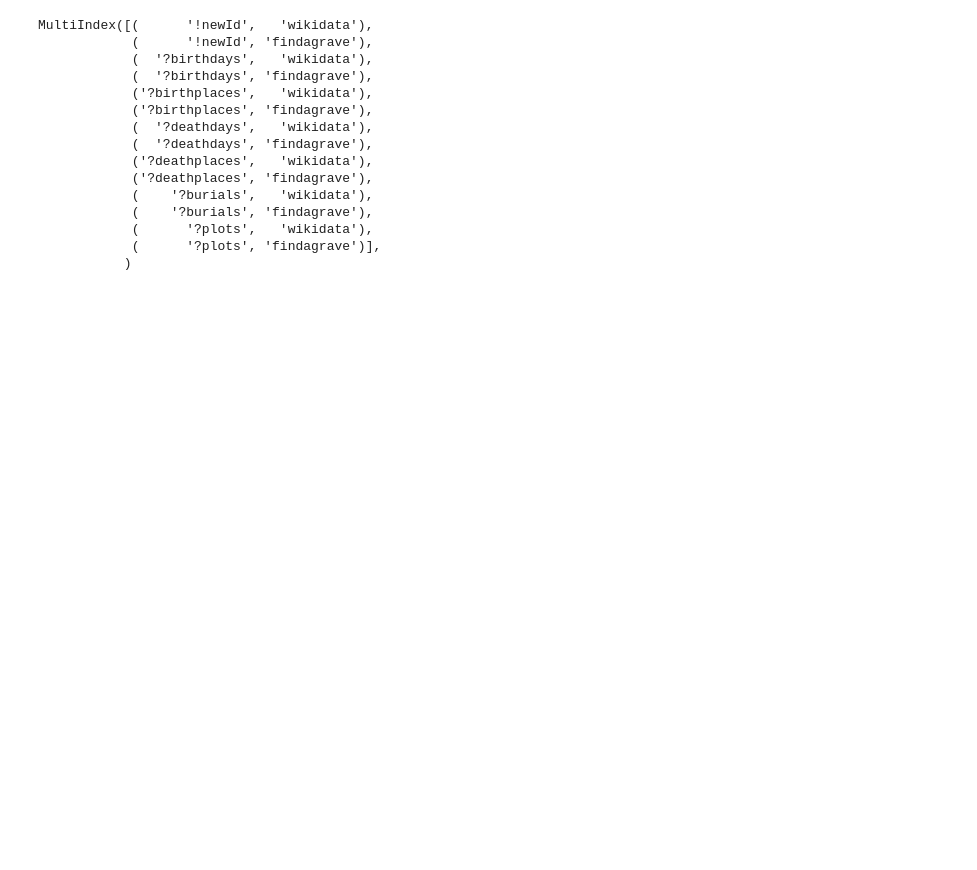
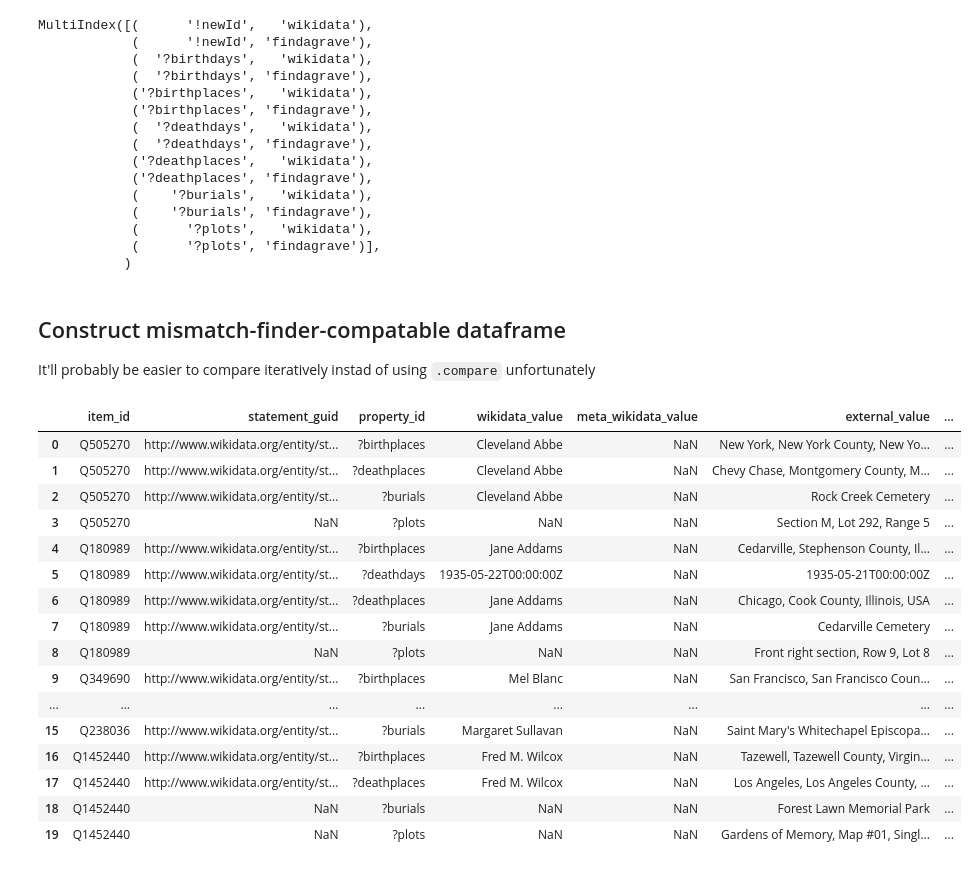
Before and after one commit to funblaster22/Wikidata-Purdue-Data-Mine, a Jupyter notebook: MismatchGeneration/finda_grave/finda_grave.ipynb, the cells around one changed output. Saved outputs shown, nothing was run; the diff lists cells and outputs as text; code cells hidden in the pictures; blank space fills up the shorter version.

Commit message:
Convert to mismatch format

```diff
--- a/MismatchGeneration/finda_grave/finda_grave.ipynb
+++ b/MismatchGeneration/finda_grave/finda_grave.ipynb
@@ -171,6 +171,6 @@ comparable_wd_entries = drop_uncommon_rows(comparable_wd_entries, grave_entries)
 grave_entries = drop_uncommon_rows(grave_entries, comparable_wd_entries)
 # %%
 # Not sure if correctly distinguished between siblings or parents, so remove
-grave_entries.drop(columns=["?siblings"], inplace=True)
+grave_entries.drop(columns=["?siblings", "?name"], inplace=True)
 grave_entries.tail()
 # %% [output]
@@ -216,3 +215,60 @@ MultiIndex([(      '!newId',   'wikidata'),
             (      '?plots',   'wikidata'),
             (      '?plots', 'findagrave')],
            )
+# %% [markdown]
+## Construct mismatch-finder-compatable dataframe
+It'll probably be easier to compare iteratively instad of using `.compare` unfortunately
+# %%
+def compare(wiki, ext):
+    acc = []
+
+    for index, extRow in tqdm(ext.iterrows(), total=len(ext)):
+        for col in extRow.index:
+            # TODO: iterate over all
+            extVal = extRow.loc[col]
+            wikiVal = wiki[col].loc[index]
+            wikiGuid = wiki[col + "_guids"].loc[index] if col[0] == '?' else np.nan
+            qid = re.split("[/>]", wiki["?person"].loc[index])[-2]
+            try:
+                if wikiVal == extVal or (np.isnan(wikiVal) and np.isnan(extVal)):
+                    continue
+            except TypeError:
+                # wikiVal != extVal and (wikiVak or extVal is non-numeric)
+                # no-op b/c they are different
+                pass
+
+            # print(index, col, wikiVal, extVal, wikiGuid, "", sep="\n")
+            acc.append({
+                    "item_id": qid,
+                    "statement_guid": wikiGuid,
+                    "property_id": col,
+                    "wikidata_value": wikiVal,
+                    "meta_wikidata_value": np.NAN,
+                    "external_value": extVal,
+                    "external_url": "https://www.findagrave.com/memorial/" + str(index),
+                    "type": "statement",
+                })
+        if (index > 1000):
+            break
+
+    return pd.DataFrame(acc)
+
+compare(wd_entries, grave_entries)
+# %% [output]
+|  | item_id | statement_guid | property_id | wikidata_value | meta_wikidata_value | external_value | ... |
+| 0 | Q505270 | http://www.wikidata.org/entity/st... | ?birthplaces | Cleveland Abbe | NaN | New York, New York County, New Yo... | ... |
+| 1 | Q505270 | http://www.wikidata.org/entity/st... | ?deathplaces | Cleveland Abbe | NaN | Chevy Chase, Montgomery County, M... | ... |
+| 2 | Q505270 | http://www.wikidata.org/entity/st... | ?burials | Cleveland Abbe | NaN | Rock Creek Cemetery | ... |
+| 3 | Q505270 | NaN | ?plots | NaN | NaN | Section M, Lot 292, Range 5 | ... |
+| 4 | Q180989 | http://www.wikidata.org/entity/st... | ?birthplaces | Jane Addams | NaN | Cedarville, Stephenson County, Il... | ... |
+| 5 | Q180989 | http://www.wikidata.org/entity/st... | ?deathdays | 1935-05-22T00:00:00Z | NaN | 1935-05-21T00:00:00Z | ... |
+| 6 | Q180989 | http://www.wikidata.org/entity/st... | ?deathplaces | Jane Addams | NaN | Chicago, Cook County, Illinois, USA | ... |
+| 7 | Q180989 | http://www.wikidata.org/entity/st... | ?burials | Jane Addams | NaN | Cedarville Cemetery | ... |
+| 8 | Q180989 | NaN | ?plots | NaN | NaN | Front right section, Row 9, Lot 8 | ... |
+| 9 | Q349690 | http://www.wikidata.org/entity/st... | ?birthplaces | Mel Blanc | NaN | San Francisco, San Francisco Coun... | ... |
+| ... | ... | ... | ... | ... | ... | ... | ... |
+| 15 | Q238036 | http://www.wikidata.org/entity/st... | ?burials | Margaret Sullavan | NaN | Saint Mary's Whitechapel Episcopa... | ... |
+| 16 | Q1452440 | http://www.wikidata.org/entity/st... | ?birthplaces | Fred M. Wilcox | NaN | Tazewell, Tazewell County, Virgin... | ... |
+| 17 | Q1452440 | http://www.wikidata.org/entity/st... | ?deathplaces | Fred M. Wilcox | NaN | Los Angeles, Los Angeles County, ... | ... |
+| 18 | Q1452440 | NaN | ?burials | NaN | NaN | Forest Lawn Memorial Park | ... |
+| 19 | Q1452440 | NaN | ?plots | NaN | NaN | Gardens of Memory, Map #01, Singl... | ... |
```
Also changed, not shown: parts of 5 cells of this notebook, 2 other files.
